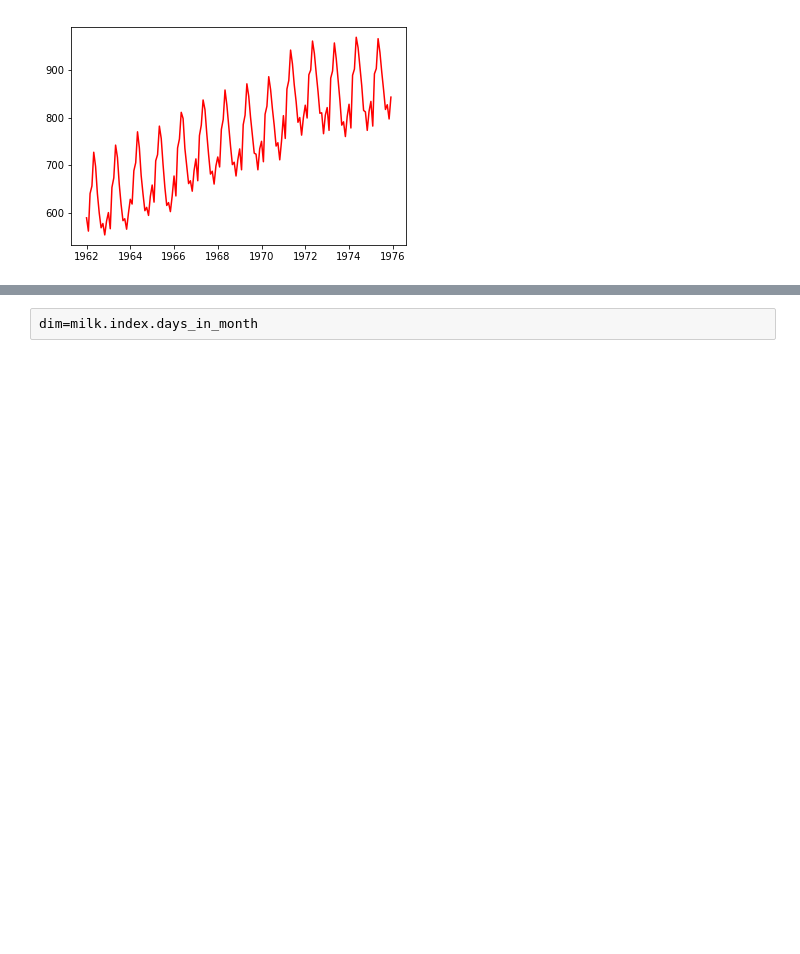
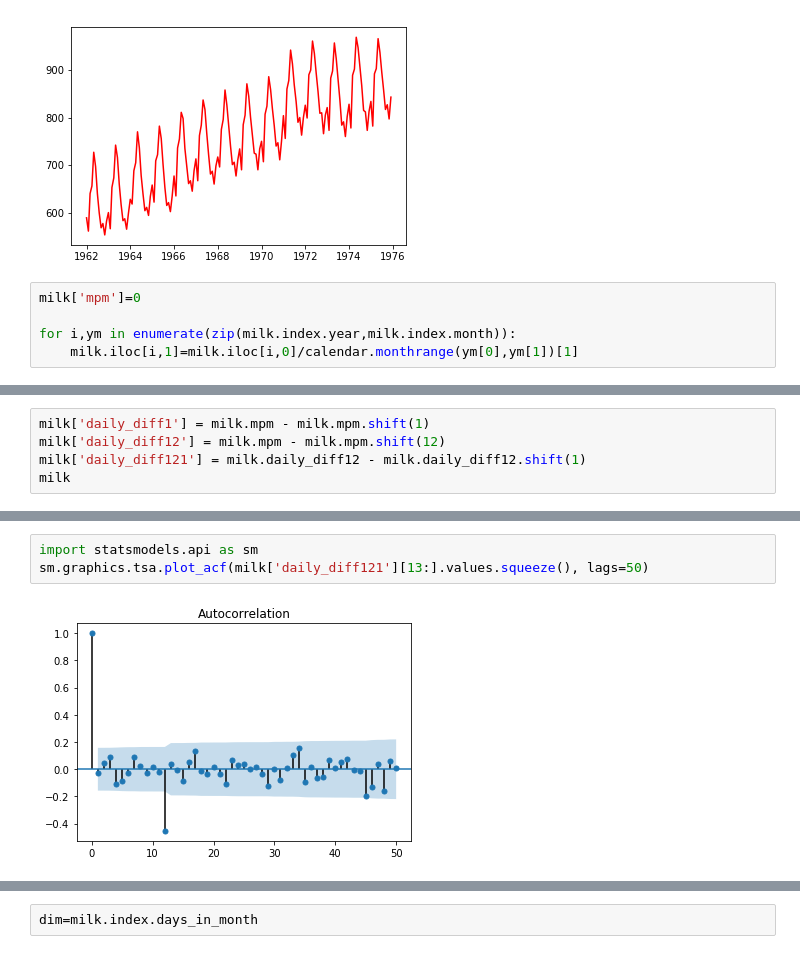
Before and after one commit to MiniGN/Coursera-machine-learning, a Jupyter notebook: course5/week1/test1.ipynb, the cells around one changed output, grey strips where cells are left out. Drawn from its saved outputs; the diff is of its cells as text; blank space fills up the shorter version.

```diff
--- a/course5/week1/test1.ipynb
+++ b/course5/week1/test1.ipynb
@@ -19,3 +21,8 @@ plt.plot (milk['milk'],c='r')
 plt.show()
 # %% [output]
 [figure]
+# %%
+milk['mpm']=0
+
+for i,ym in enumerate(zip(milk.index.year,milk.index.month)):
+    milk.iloc[i,1]=milk.iloc[i,0]/calendar.monthrange(ym[0],ym[1])[1]
@@ -21,0 +51,5 @@ plt.show()
+# %%
+milk['daily_diff1'] = milk.mpm - milk.mpm.shift(1)
+milk['daily_diff12'] = milk.mpm - milk.mpm.shift(12)
+milk['daily_diff121'] = milk.daily_diff12 - milk.daily_diff12.shift(1)
+milk
@@ -21,0 +103,5 @@ plt.show()
+# %%
+import statsmodels.api as sm
+sm.graphics.tsa.plot_acf(milk['daily_diff121'][13:].values.squeeze(), lags=50)
+# %% [output]
+[figure, added]
```
Also changed, not shown: parts of 8 cells of this notebook, 33 other files.
